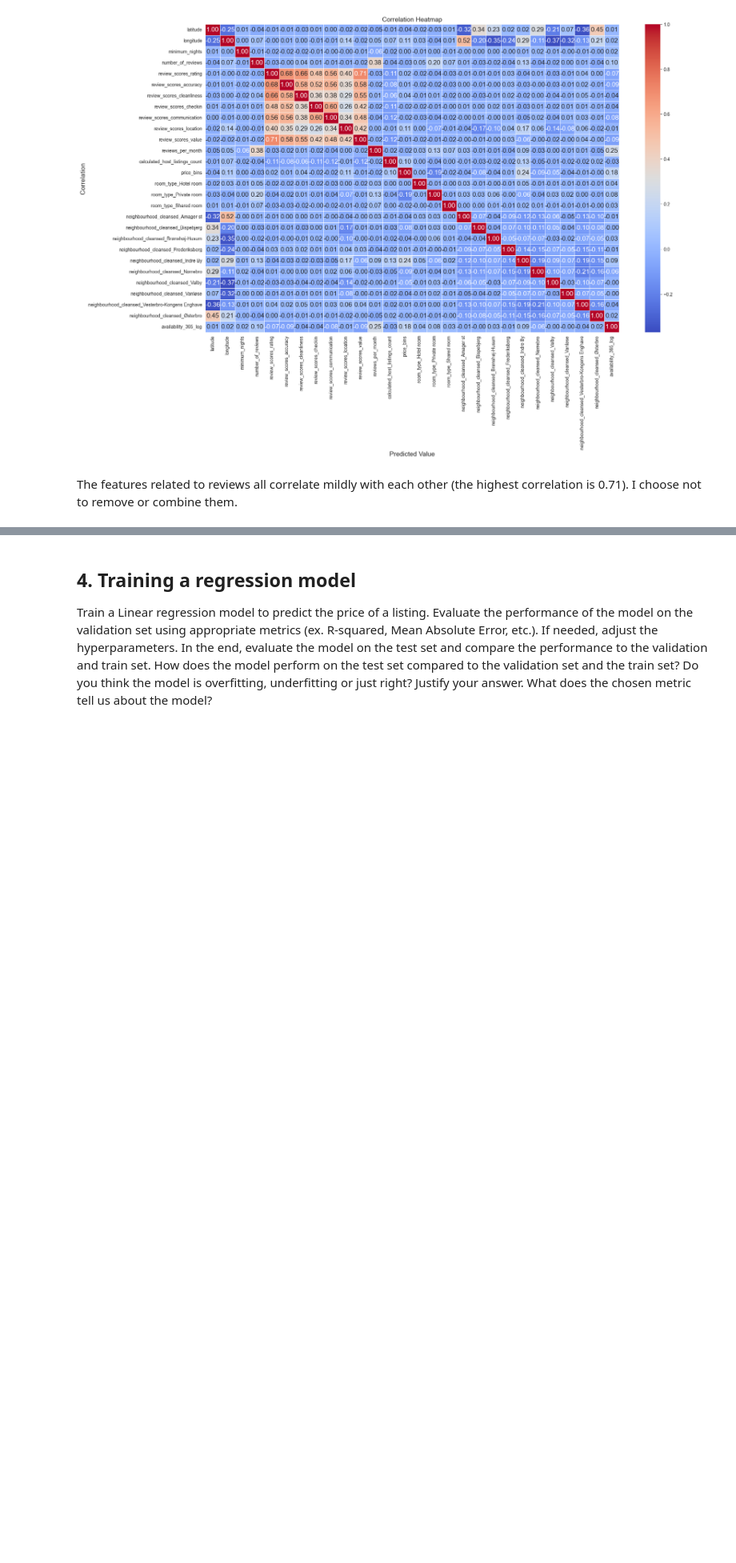
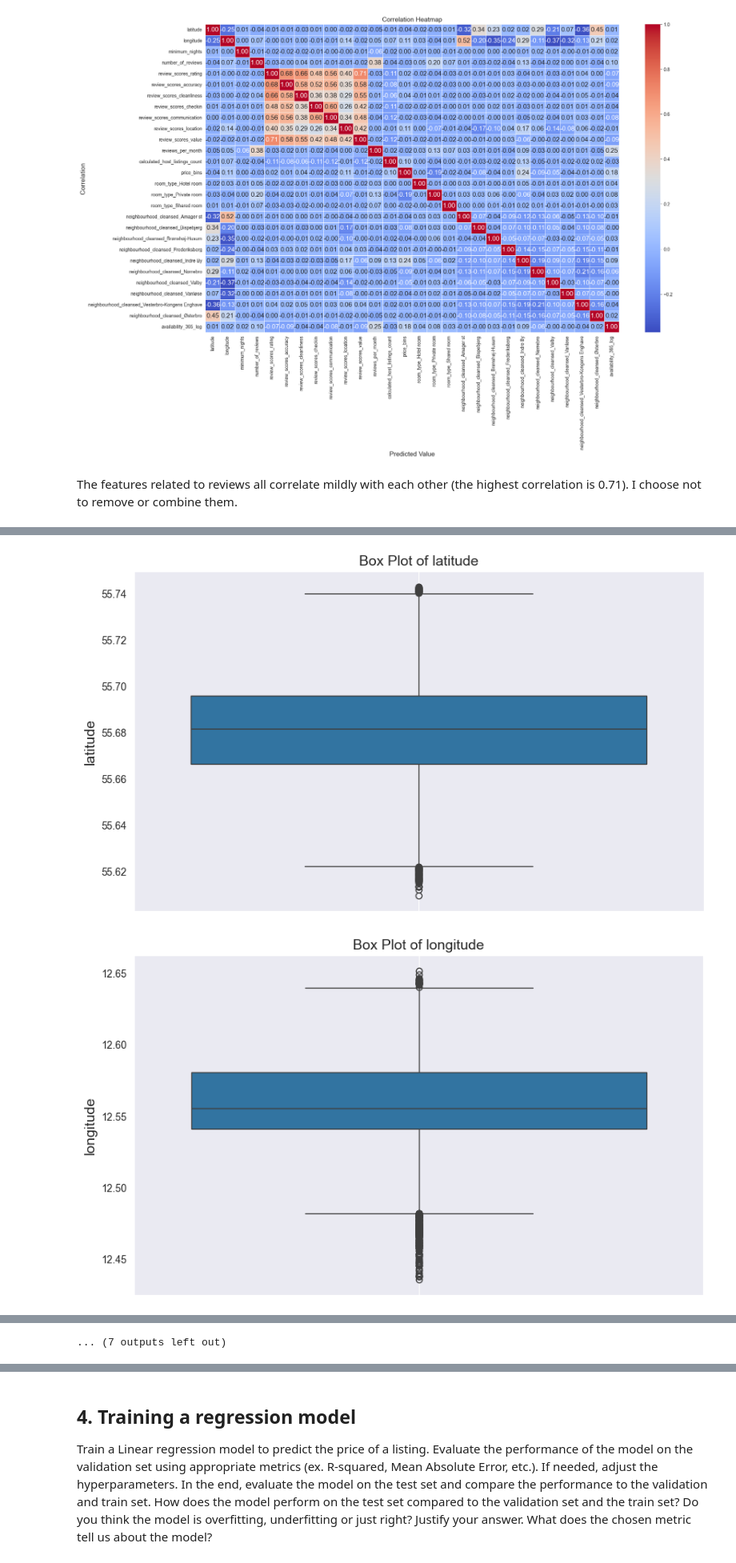
Before and after one commit to 304125/MAL1_S26, a Jupyter notebook: 04_Data_Preparation/exercise/Copenhagen AirBnB (solution).ipynb, the cells around one changed output, grey strips where cells are left out. Shown at 80% size. Drawn from its saved outputs; the diff is of its cells as text; code cells hidden in the pictures; blank space fills up the shorter version.

```diff
--- a/04_Data_Preparation/exercise/Copenhagen AirBnB (solution).ipynb
+++ b/04_Data_Preparation/exercise/Copenhagen AirBnB (solution).ipynb
@@ -422,0 +465,23 @@ The features related to reviews all correlate mildly with each other (the highes
+# %%
+# drop "calculated_host_listings_count"
+
+X_train_val = X_train_val.drop(columns=["calculated_host_listings_count"])
+X_test = X_test.drop(columns=["calculated_host_listings_count"])
+
+# drop minimum_nights
+X_train_val = X_train_val.drop(columns=["minimum_nights"])
+X_test = X_test.drop(columns=["minimum_nights"])
+# %%
+# plot a box plot of every column
+all_columns = X_train_val.columns
+for column in all_columns:
+    plt.figure(figsize=(10, 6))
+    sns.boxplot(data=X_train_val, y=column, showfliers=True)
+    title = "Box Plot of " + column
+    plt.title(title)
+    plt.ylabel(column)
+    plt.grid()
+    plt.show()
+# %% [output]
+[figure, added]
+[figure, added]
@@ -422,0 +498 @@ The features related to reviews all correlate mildly with each other (the highes
+... (7 outputs left out)
```
Also changed, not shown: parts of 22 cells of this notebook.
